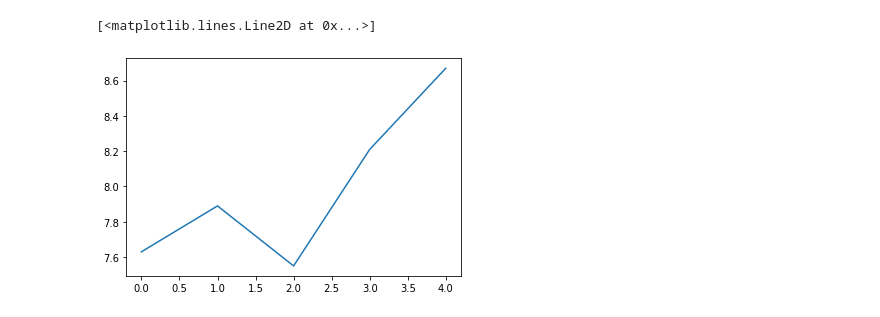
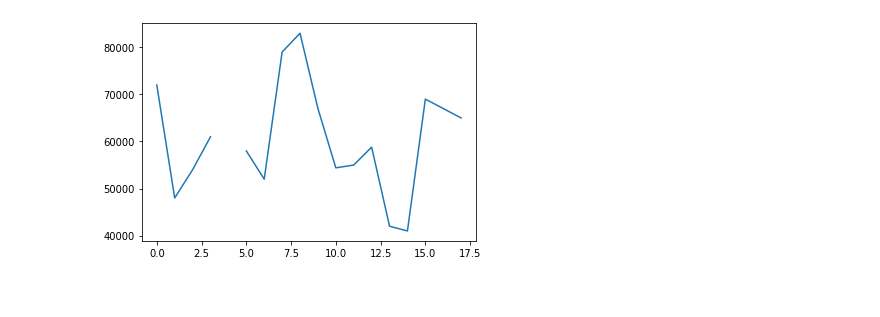
Before and after one commit to IIAnirudhII/AI-and-ML, a Jupyter notebook: Lab1.ipynb, the cells around one changed output. Cells and saved outputs as stored; diff of their text form; code cells hidden in the pictures.

```diff
--- a/Lab1.ipynb
+++ b/Lab1.ipynb
@@ -2,6 +2,6 @@
 <a href="https://colab.research.google.com/github/IIAnirudhII/AI-and-ML/blob/master/Lab1.ipynb" target="_parent"><img src="https://colab.research.google.com/assets/colab-badge.svg" alt="Open In Colab"/></a>
 # %%
 import pandas as pd
-df = pd.read_csv('AnimeList.csv')
-df.head()
+df = pd.read_csv('https://raw.githubusercontent.com/IIAnirudhII/AI-and-ML/master/data/dataset.csv', error_bad_lines=False)
+df
 # %% [output]
@@ -35,7 +67,6 @@ df_transposed.head()
 # %%
 import matplotlib.pyplot as plt
-#score popularity
-plt.plot(df.head().score)
+plt.plot(df.Salary)
+plt.savefig("linegraph.png")
 # %% [output]
-[<matplotlib.lines.Line2D at 0x...>]
-[figure, old version]
+[figure, new version]
```
Also changed, not shown: parts of 8 cells of this notebook.
